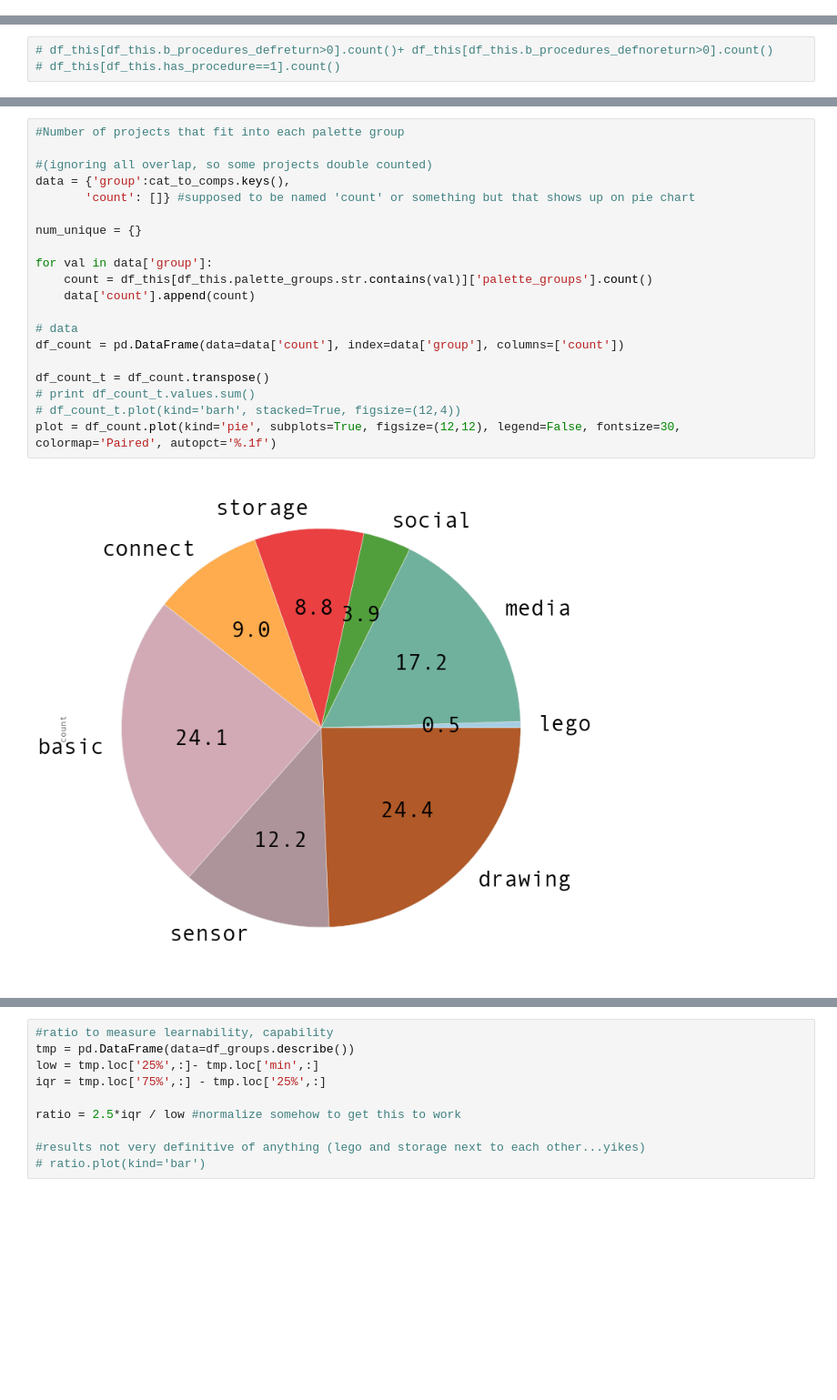
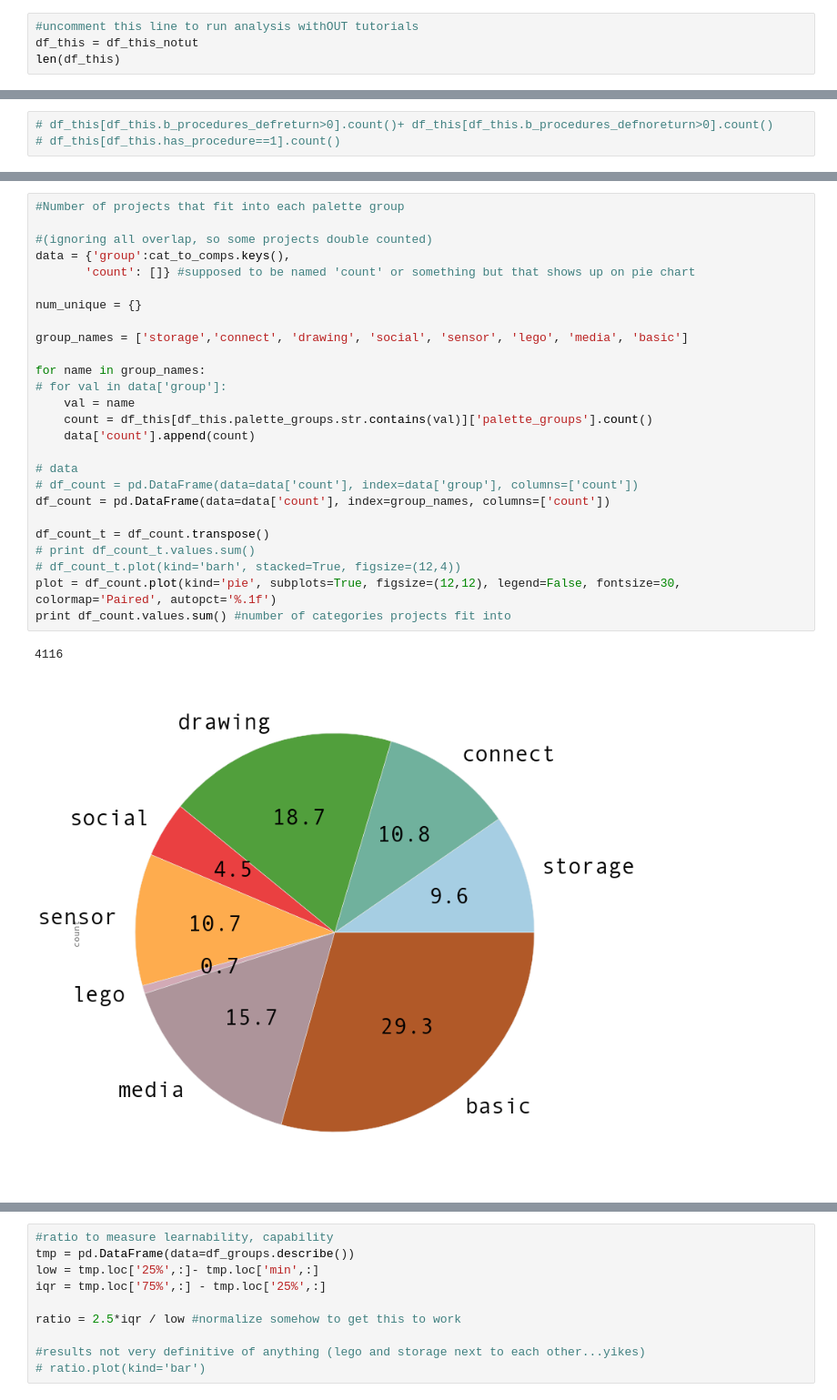
Before and after one commit to bxie/ai2_analysis, a Jupyter notebook: PaletteGrouping.ipynb, the cells around one changed output, grey strips where cells are left out. Shown at 91% size. Saved outputs shown, nothing was run; the diff lists cells and outputs as text; blank space fills up the shorter version.

Commit message:
Updated PaletteGrouping, updated figures, updated bare_conf

```diff
--- a/PaletteGrouping.ipynb
+++ b/PaletteGrouping.ipynb
@@ -222,0 +300,4 @@ df_this = df_work
+# %%
+#uncomment this line to run analysis withOUT tutorials
+df_this = df_this_notut
+len(df_this)
@@ -307,25 +309,32 @@ df_result
 # %%
 #Number of projects that fit into each palette group
 
 #(ignoring all overlap, so some projects double counted)
 data = {'group':cat_to_comps.keys(),
        'count': []} #supposed to be named 'count' or something but that shows up on pie chart
 
 num_unique = {}
 
-for val in data['group']:
+group_names = ['storage','connect', 'drawing', 'social', 'sensor', 'lego', 'media', 'basic']
+
+for name in group_names:
+# for val in data['group']:
+    val = name
     count = df_this[df_this.palette_groups.str.contains(val)]['palette_groups'].count()
     data['count'].append(count)
 
 # data
-df_count = pd.DataFrame(data=data['count'], index=data['group'], columns=['count'])
+# df_count = pd.DataFrame(data=data['count'], index=data['group'], columns=['count'])
+df_count = pd.DataFrame(data=data['count'], index=group_names, columns=['count'])
 
 df_count_t = df_count.transpose()
 # print df_count_t.values.sum()
 # df_count_t.plot(kind='barh', stacked=True, figsize=(12,4))
 plot = df_count.plot(kind='pie', subplots=True, figsize=(12,12), legend=False, fontsize=30, colormap='Paired', autopct='%.1f')
+print df_count.values.sum() #number of categories projects fit into
 # %% [output]
+4116
-[figure, old version]
+[figure, new version]
 # %%
 #separating df by group (overlap exists)
 
```
Also changed, not shown: parts of 18 cells of this notebook, 8 other files.
